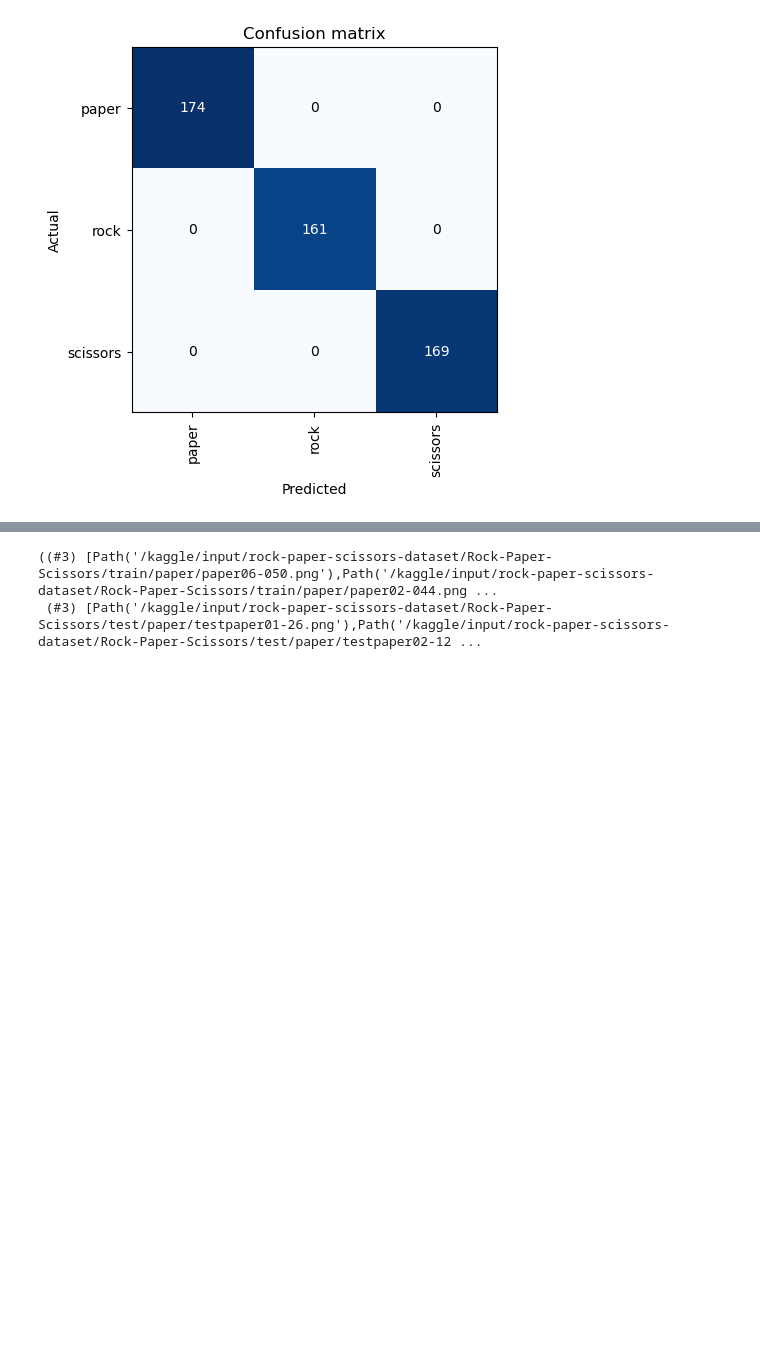
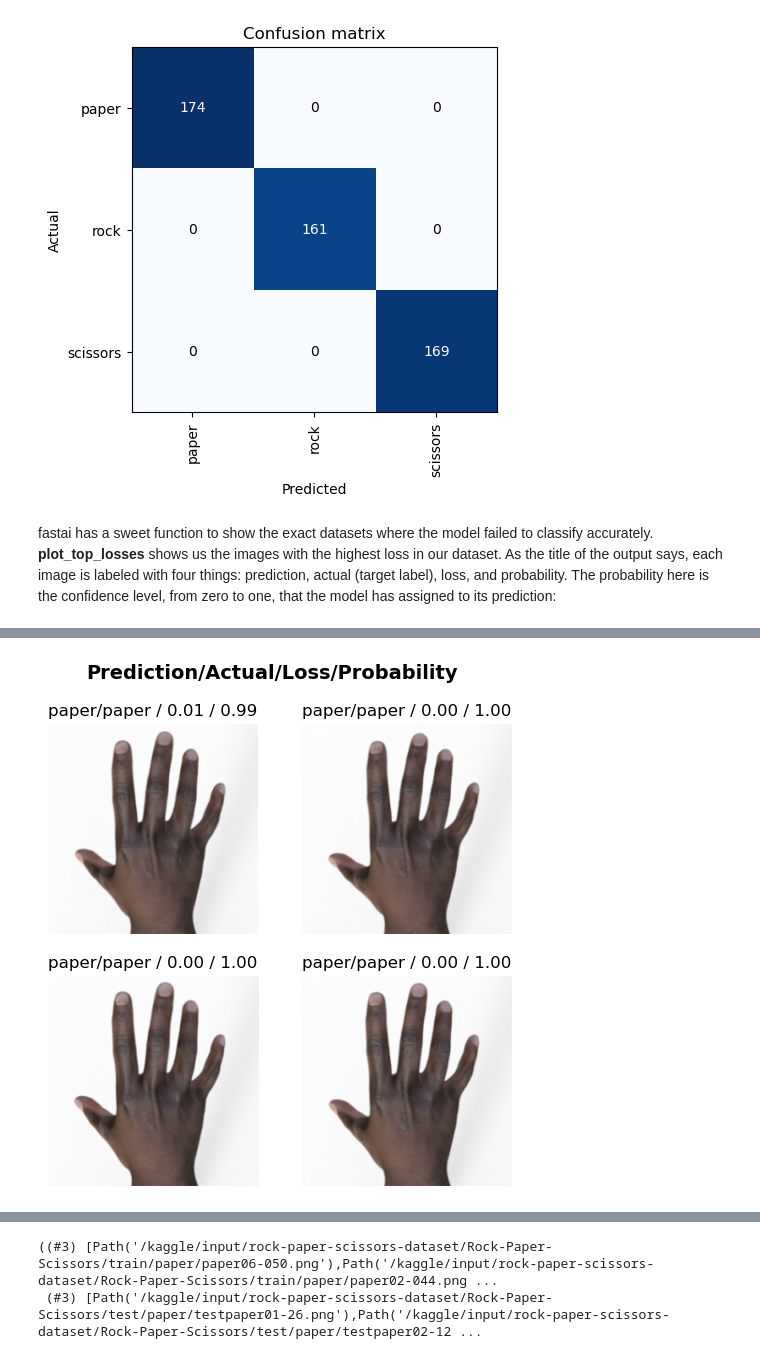
Before and after one commit to raghunandan-r/fastlearn, a Jupyter notebook: rock-paper-scissors-classification-with-fast-ai.ipynb, the cells around one changed output, grey strips where cells are left out. Saved outputs shown, nothing was run; the diff lists cells and outputs as text; code cells hidden in the pictures; blank space fills up the shorter version.

```diff
--- a/rock-paper-scissors-classification-with-fast-ai.ipynb
+++ b/rock-paper-scissors-classification-with-fast-ai.ipynb
@@ -82,3 +85,8 @@ interp.plot_confusion_matrix()
 [interactive output not drawn]
 [interactive output not drawn]
 [figure]
+# %% [markdown]
+fastai has a sweet function to show the exact datasets where the model failed to classify accurately. **plot_top_losses** shows us the images with the highest loss in our dataset. As the title of the output says, each image is labeled with four things: prediction, actual (target label), loss, and probability. The probability here is the confidence level, from zero to one, that the model has assigned to its prediction:
+# %%
+interp.plot_top_losses(4, nrows=2)
+# %% [output]
@@ -85 +94,2 @@ interp.plot_confusion_matrix()
+[figure, added]
 # %% [markdown]
```
Also changed, not shown: parts of 11 cells of this notebook.
